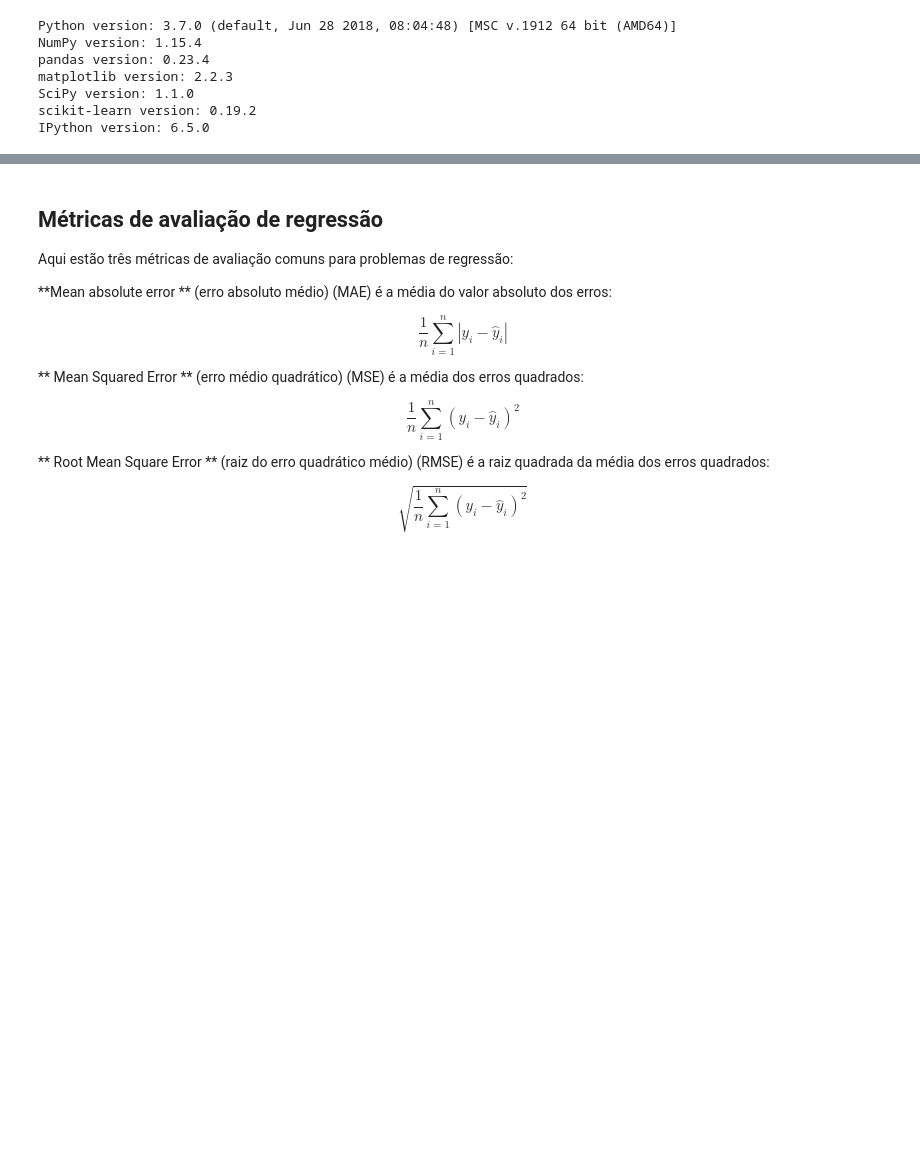
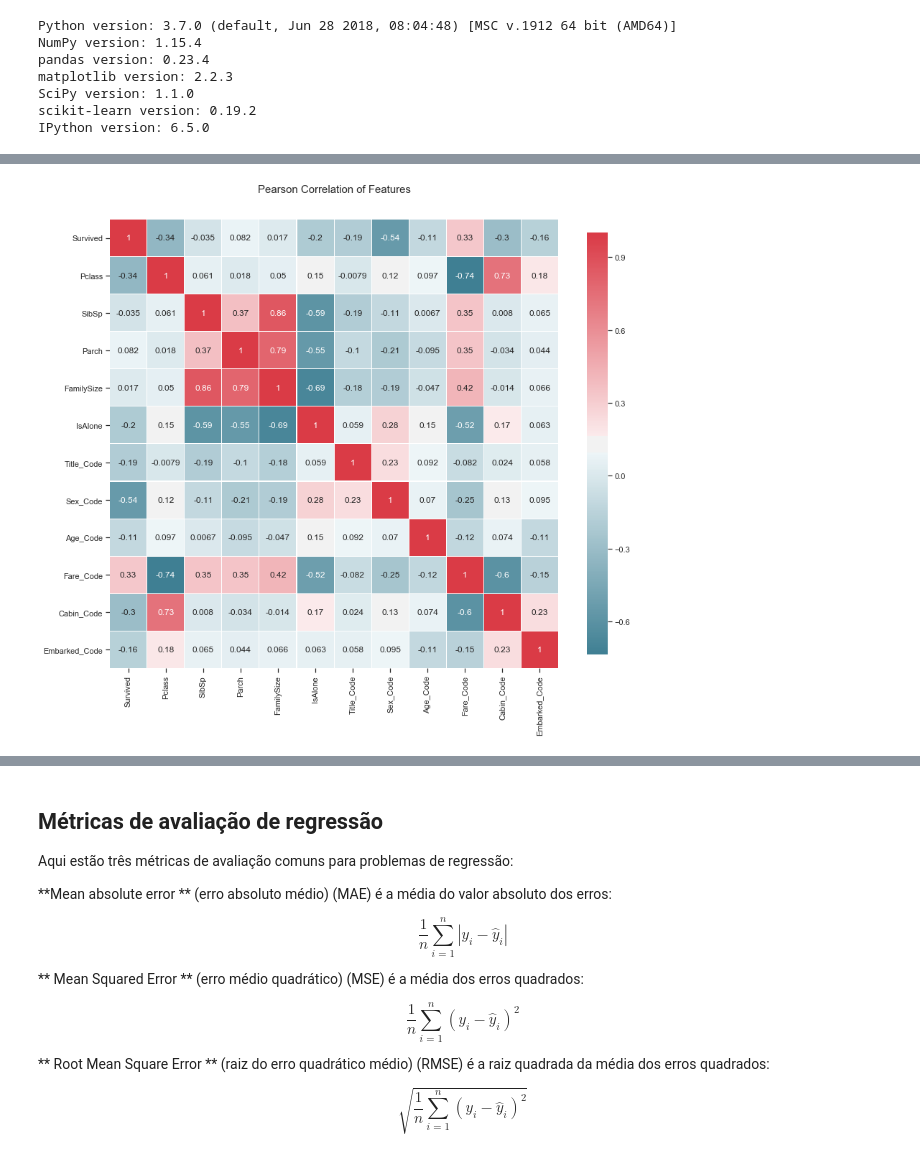
Before and after one commit to rgaliardi/Data-Science, a Jupyter notebook: MaratonaDSB/Titanic/Kaggle-Titanic.ipynb, the cells around one changed output, grey strips where cells are left out. Cells and saved outputs as stored; diff of their text form; code cells hidden in the pictures; blank space fills up the shorter version.

```diff
--- a/MaratonaDSB/Titanic/Kaggle-Titanic.ipynb
+++ b/MaratonaDSB/Titanic/Kaggle-Titanic.ipynb
@@ -865,0 +114,14 @@ pd.DataFrame(confusion_matrix(y_train, predictions), columns=['true', 'false'],
+# %%
+# Excluíndo as primeiras colunas que não serão utilizadas pelo modelo e nem usadas pela normalização
+
+drop_column = ['Ticket']
+mTrain.drop(drop_column, axis=1, inplace = True)
+mTest.drop(drop_column, axis=1, inplace = True)
+# %%
+# Cria uma junção dos dados de treino e teste dados
+
+dsCombined = mTrain.append(mTest, ignore_index=True, sort=False)
+dsCombined.info()
+
+#dsCombined = [mTest, mTrain]
+#dsCombined[0].info()
@@ -865,0 +177,14 @@ pd.DataFrame(confusion_matrix(y_train, predictions), columns=['true', 'false'],
+# %%
+# Separação dos dados para normalização
+
+## Importar a biblioteca de encoding
+from sklearn.preprocessing import OneHotEncoder, LabelEncoder
+
+label = LabelEncoder()
+
+dsCombined['Sex_Code'] = label.fit_transform(dsCombined['Sex'])
+dsCombined['Age_Code'] = label.fit_transform(dsCombined['Age'])
+dsCombined['Fare_Code'] = label.fit_transform(dsCombined['Fare'])
+dsCombined['Cabin_Code'] = label.fit_transform(dsCombined['Cabin'])
+dsCombined['Embarked_Code'] = label.fit_transform(dsCombined['Embarked'])
+dsCombined['Title_Code'] = label.fit_transform(dsCombined['Title'])
@@ -865,0 +221,9 @@ pd.DataFrame(confusion_matrix(y_train, predictions), columns=['true', 'false'],
+# %%
+# Terminando o último tratamento do dataset para disponibilização para análise e predição.
+
+# Fazendo uma cópia dos dados para análise
+dsAnalize = dsCombined.copy()
+
+# Excluíndo as colunas que não serão utilizadas pelo modelo após a normalização
+drop_column = ['Name','Sex', 'Age', 'Fare', 'Cabin', 'Embarked', 'Title']
+dsAnalize.drop(drop_column, axis=1, inplace = True)
@@ -865,0 +262,7 @@ pd.DataFrame(confusion_matrix(y_train, predictions), columns=['true', 'false'],
+# %%
+# Análise de Correlação de Pearson das variáveis
+
+columns = ['Survived', 'Pclass', 'SibSp', 'Parch', 'FamilySize', 'IsAlone', 'Title_Code', 'Sex_Code', 'Age_Code', 'Fare_Code', 'Cabin_Code', 'Embarked_Code']
+fn.correlation_heatmap(dsAnalize[columns])
+# %% [output]
+[figure, added]
```
Also changed, not shown: parts of 60 cells of this notebook, 9 other files.
